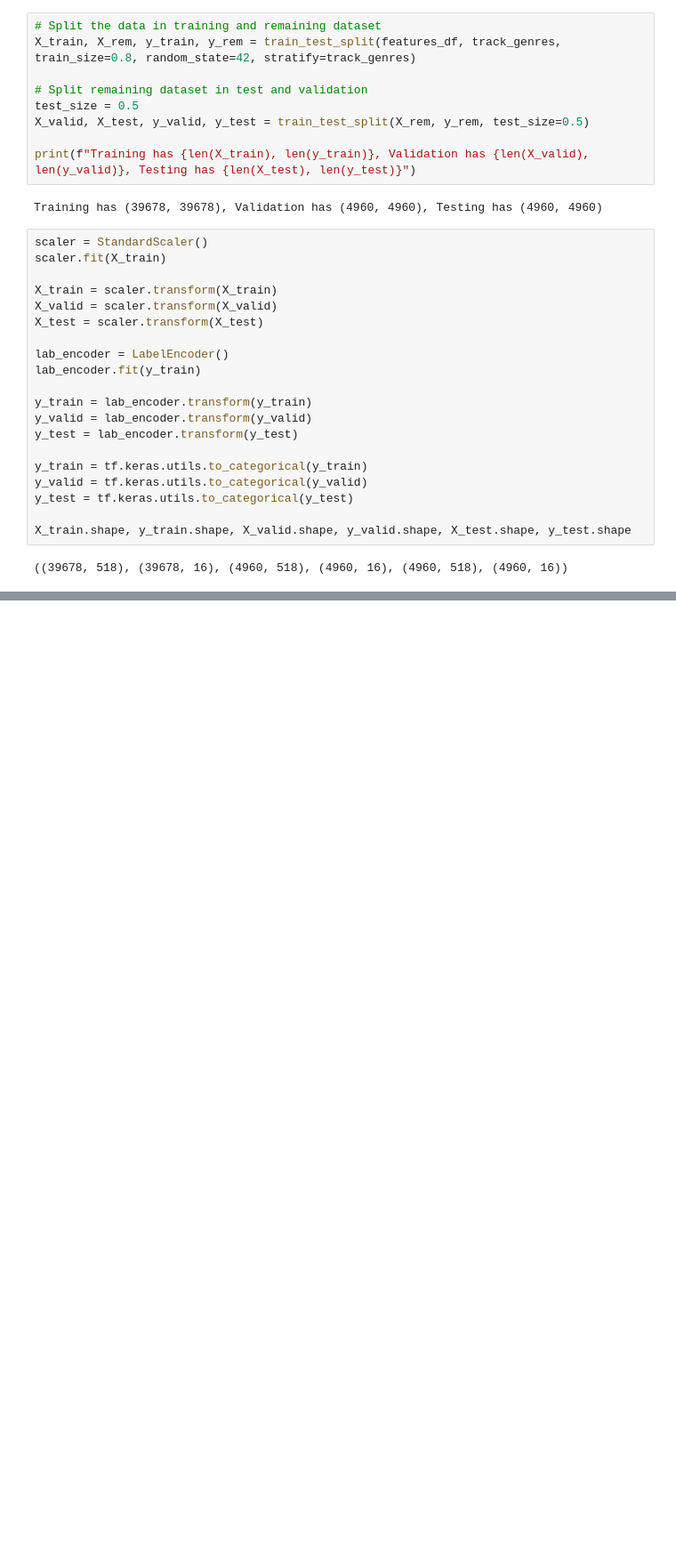
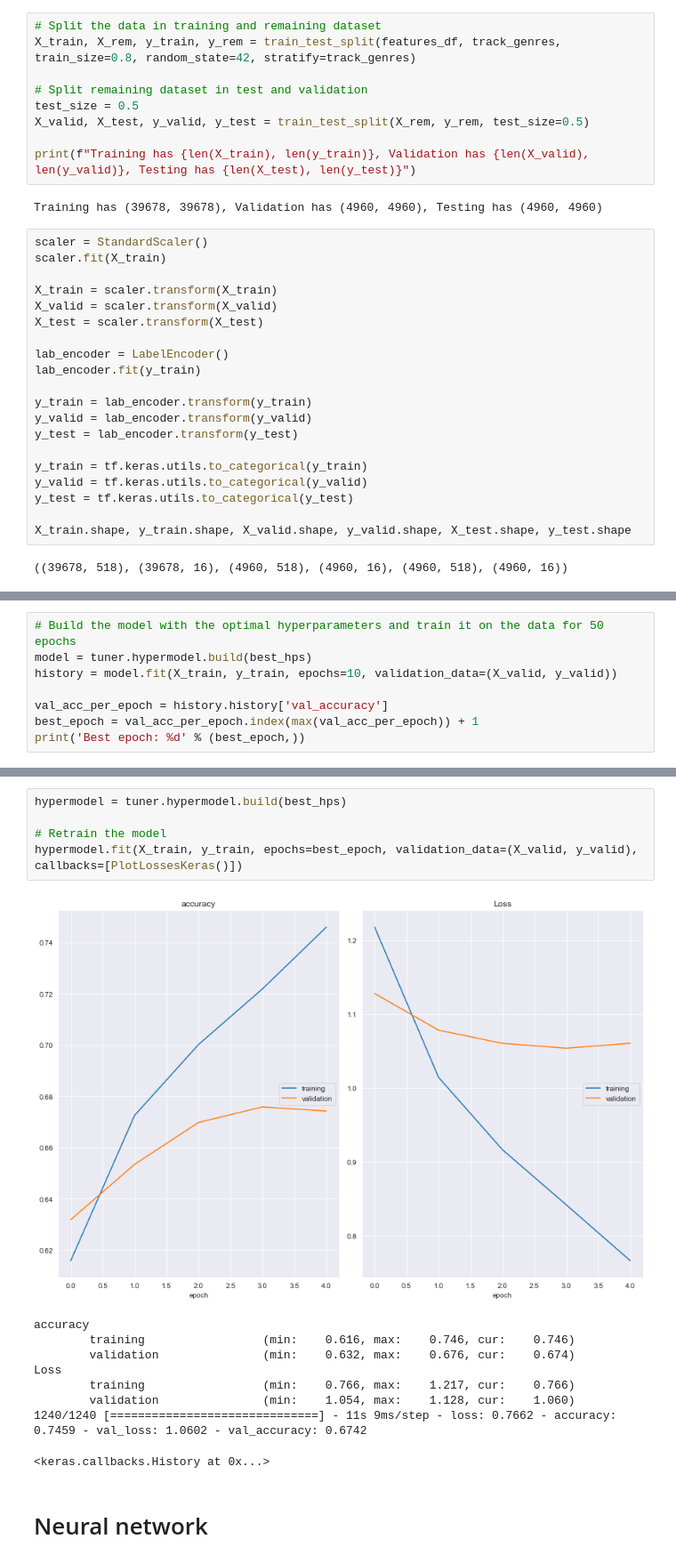
Before and after one commit to ThetaRangers/ML, a Jupyter notebook: other_models.ipynb, the cells around one changed output, grey strips where cells are left out. Shown at 89% size. Saved outputs shown, nothing was run; the diff lists cells and outputs as text; blank space fills up the shorter version.

```diff
--- a/other_models.ipynb
+++ b/other_models.ipynb
@@ -339,0 +324,8 @@ Loss
+# %%
+# Build the model with the optimal hyperparameters and train it on the data for 50 epochs
+model = tuner.hypermodel.build(best_hps)
+history = model.fit(X_train, y_train, epochs=10, validation_data=(X_valid, y_valid))
+
+val_acc_per_epoch = history.history['val_accuracy']
+best_epoch = val_acc_per_epoch.index(max(val_acc_per_epoch)) + 1
+print('Best epoch: %d' % (best_epoch,))
@@ -339,0 +356,17 @@ Loss
+# %%
+hypermodel = tuner.hypermodel.build(best_hps)
+
+# Retrain the model
+hypermodel.fit(X_train, y_train, epochs=best_epoch, validation_data=(X_valid, y_valid), callbacks=[PlotLossesKeras()])
+# %% [output]
+[figure, added]
+accuracy
+        training                 (min:    0.616, max:    0.746, cur:    0.746)
+        validation               (min:    0.632, max:    0.676, cur:    0.674)
+Loss
+        training                 (min:    0.766, max:    1.217, cur:    0.766)
+        validation               (min:    1.054, max:    1.128, cur:    1.060)
+1240/1240 [==============================] - 11s 9ms/step - loss: 0.7662 - accuracy: 0.7459 - val_loss: 1.0602 - val_accuracy: 0.6742
+<keras.callbacks.History at 0x...>
+# %% [markdown]
+<h1>Neural network</h1>
```
Also changed, not shown: parts of 14 cells of this notebook.
